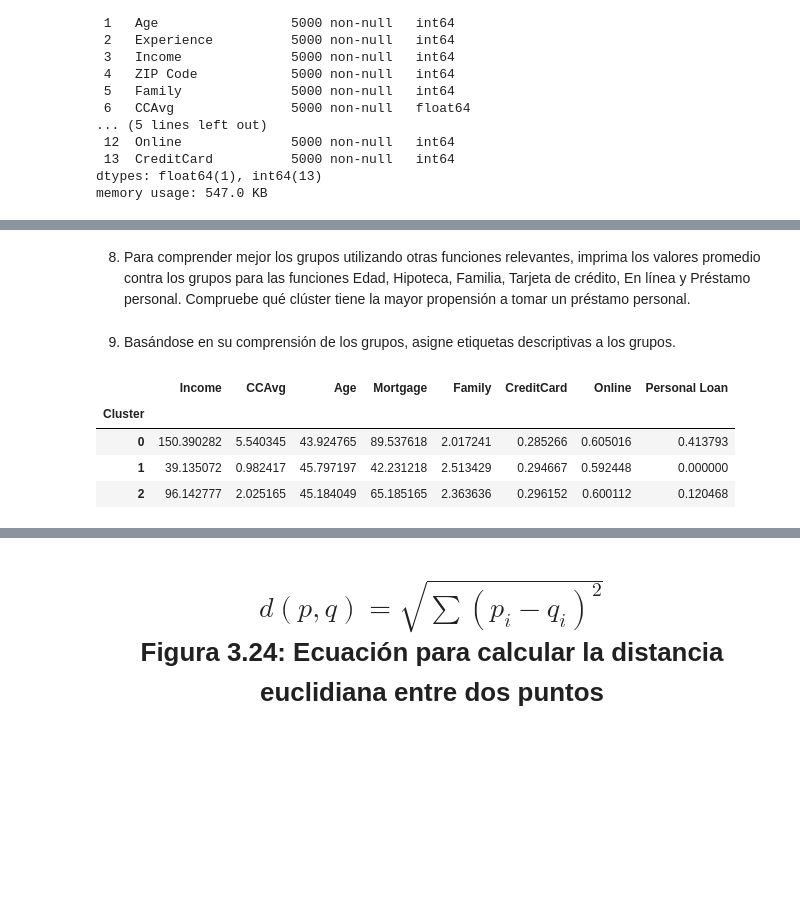
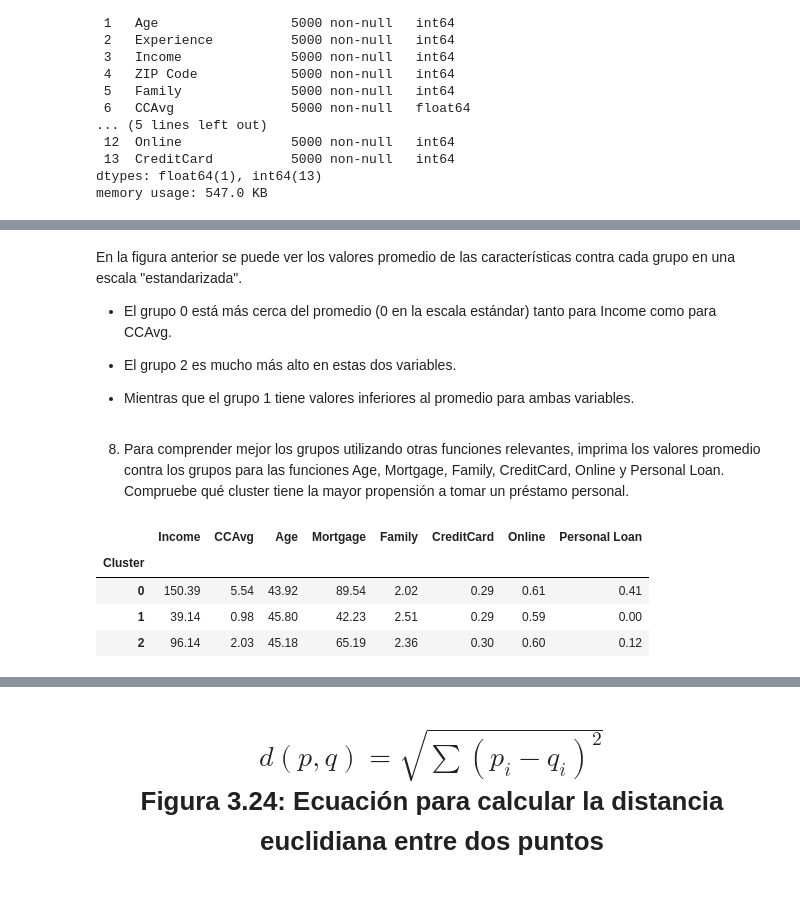
Before and after one commit to limspiga/customer-analytics, a Jupyter notebook: week-2a/customer_analytics_week_2a.ipynb, the cells around one changed output, grey strips where cells are left out. Saved outputs shown, nothing was run; the diff lists cells and outputs as text; code cells hidden in the pictures; blank space fills up the shorter version.

```diff
--- a/week-2a/customer_analytics_week_2a.ipynb
+++ b/week-2a/customer_analytics_week_2a.ipynb
@@ -656,3 +680,10 @@ Data columns (total 14 columns):
  13  CreditCard          5000 non-null   int64
 dtypes: float64(1), int64(13)
 memory usage: 547.0 KB
+# %%
+# fix
+scaler = StandardScaler() # crea objeto
+bank0[['Income_scaled', 'CCAvg_scaled']] = scaler.fit_transform( bank0[['Income','CCAvg']])
+
+# resultado con un describe
+bank0[['Income_scaled', 'CCAvg_scaled']].describe().round()
@@ -662,6 +702,0 @@ memory usage: 547.0 KB
-# %%
-scaler = StandardScaler()
-bank0[['Income_scaled', 'CCAvg_scaled']] = scaler.fit_transform\
-                                           (bank0[['Income', \
-                                                   'CCAvg']])
-bank0[['Income_scaled', 'CCAvg_scaled']].describe()
@@ -715,2 +743,11 @@ bank0.groupby('Cluster')[['Income', 'CCAvg']].mean()
+# %% [markdown]
+En la figura anterior se puede ver los valores promedio de las características
+contra cada grupo en una escala "estandarizada".
+
+- El grupo 0 está más cerca del promedio (0 en la escala estándar) tanto para Income como para CCAvg.
+
+- El grupo 2 es mucho más alto en estas dos variables.
+
+- Mientras que el grupo 1 tiene valores inferiores al promedio para ambas variables.
 # %% [markdown]
-8. Para comprender mejor los grupos utilizando otras funciones relevantes, imprima los valores promedio contra los grupos para las funciones Edad, Hipoteca, Familia, Tarjeta de crédito, En línea y Préstamo personal. Compruebe qué clúster tiene la mayor propensión a tomar un préstamo personal.
+8. Para comprender mejor los grupos utilizando otras funciones relevantes, imprima los valores promedio contra los grupos para las funciones Age, Mortgage, Family, CreditCard, Online y Personal Loan. Compruebe qué cluster tiene la mayor propensión a tomar un préstamo personal.
@@ -722,12 +754,9 @@ plt.show()
-# %% [markdown]
-
-9. Basándose en su comprensión de los grupos, asigne etiquetas descriptivas a los grupos.
 # %%
 sel_cols = ['Income', 'CCAvg', 'Age', 'Mortgage', 'Family', 'CreditCard', 'Online', 'Personal Loan']
-bank0.groupby('Cluster')[sel_cols].mean()
+bank0.groupby('Cluster')[sel_cols].mean().round(2)
 # %% [output]
 |  | Income | CCAvg | Age | Mortgage | Family | CreditCard | Online | Personal Loan |
 | Cluster |  |  |  |  |  |  |  |  |
-| 0 | 150.390282 | 5.540345 | 43.924765 | 89.537618 | 2.017241 | 0.285266 | 0.605016 | 0.413793 |
-| 1 | 39.135072 | 0.982417 | 45.797197 | 42.231218 | 2.513429 | 0.294667 | 0.592448 | 0.000000 |
-| 2 | 96.142777 | 2.025165 | 45.184049 | 65.185165 | 2.363636 | 0.296152 | 0.600112 | 0.120468 |
+| 0 | 150.39 | 5.54 | 43.92 | 89.54 | 2.02 | 0.29 | 0.61 | 0.41 |
+| 1 | 39.14 | 0.98 | 45.80 | 42.23 | 2.51 | 0.29 | 0.59 | 0.00 |
+| 2 | 96.14 | 2.03 | 45.18 | 65.19 | 2.36 | 0.30 | 0.60 | 0.12 |
```
Also changed, not shown: parts of 92 cells of this notebook.
